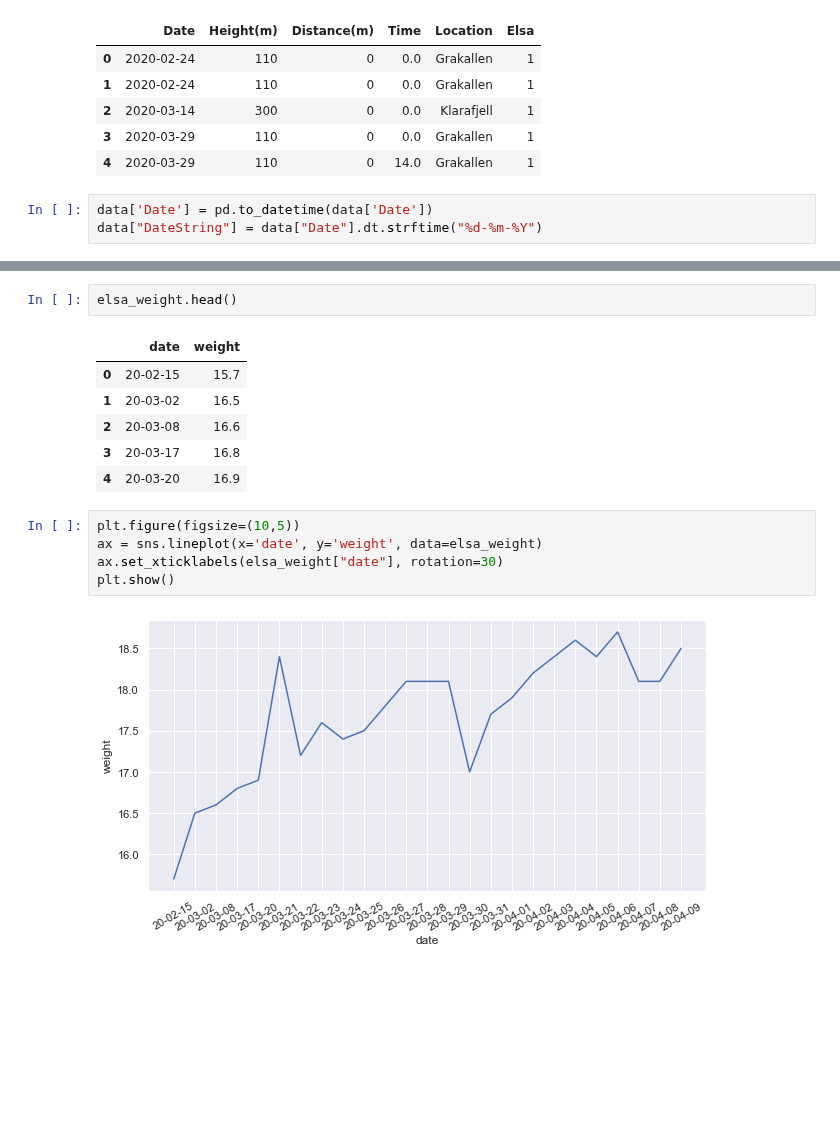
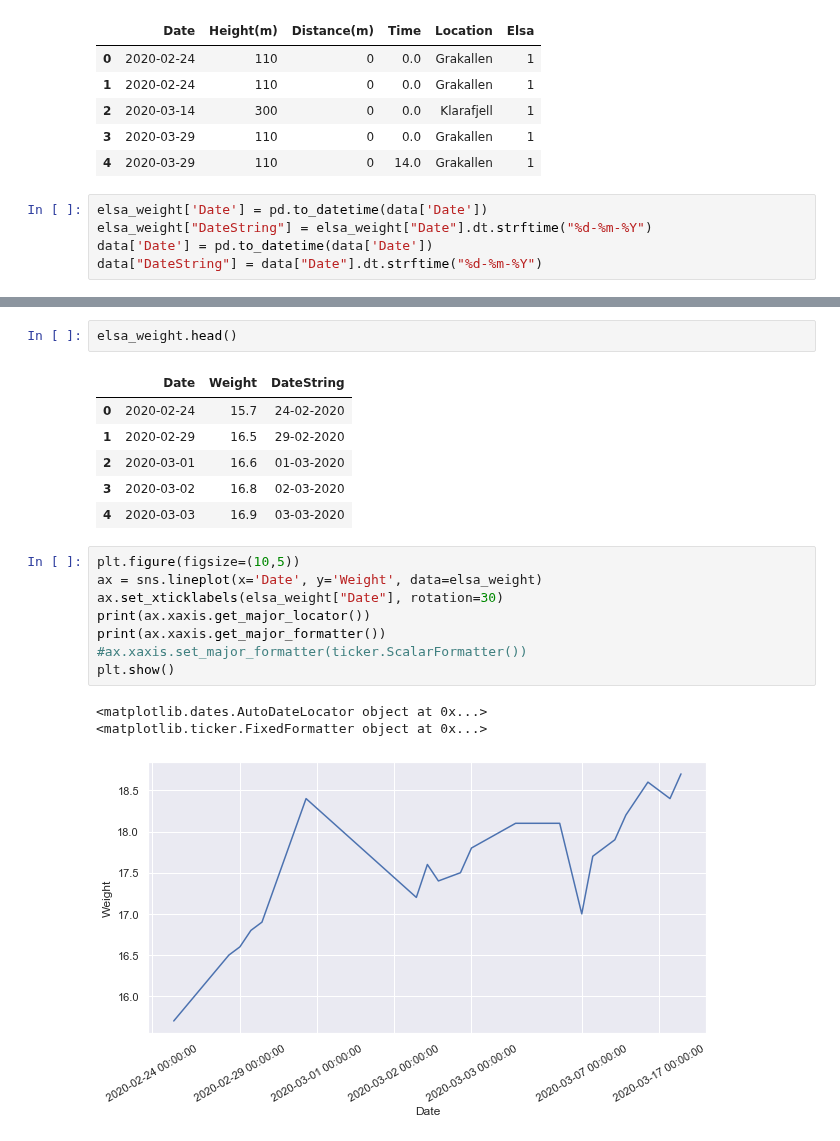
Before and after one commit to Olarm/Treningsdagbok, a Jupyter notebook: oversikt.ipynb, the cells around one changed output, grey strips where cells are left out. Cells and saved outputs as stored; diff of their text form; blank space fills up the shorter version.

Commit message:
mer data

```diff
--- a/oversikt.ipynb
+++ b/oversikt.ipynb
@@ -51,6 +52,8 @@ topptur.head()
 | 3 | 2020-03-29 | 110 | 0 | 0.0 | Grakallen | 1 |
 | 4 | 2020-03-29 | 110 | 0 | 14.0 | Grakallen | 1 |
 # %%
+elsa_weight['Date'] = pd.to_datetime(data['Date'])
+elsa_weight["DateString"] = elsa_weight["Date"].dt.strftime("%d-%m-%Y")
 data['Date'] = pd.to_datetime(data['Date'])
 data["DateString"] = data["Date"].dt.strftime("%d-%m-%Y")
 # %%
@@ -122,16 +127,21 @@ plt.show()
 # %%
 elsa_weight.head()
 # %% [output]
-|  | date | weight |
-| 0 | 20-02-15 | 15.7 |
-| 1 | 20-03-02 | 16.5 |
-| 2 | 20-03-08 | 16.6 |
-| 3 | 20-03-17 | 16.8 |
-| 4 | 20-03-20 | 16.9 |
+|  | Date | Weight | DateString |
+| 0 | 2020-02-24 | 15.7 | 24-02-2020 |
+| 1 | 2020-02-29 | 16.5 | 29-02-2020 |
+| 2 | 2020-03-01 | 16.6 | 01-03-2020 |
+| 3 | 2020-03-02 | 16.8 | 02-03-2020 |
+| 4 | 2020-03-03 | 16.9 | 03-03-2020 |
 # %%
 plt.figure(figsize=(10,5))
-ax = sns.lineplot(x='date', y='weight', data=elsa_weight)
-ax.set_xticklabels(elsa_weight["date"], rotation=30)
+ax = sns.lineplot(x='Date', y='Weight', data=elsa_weight)
+ax.set_xticklabels(elsa_weight["Date"], rotation=30)
+print(ax.xaxis.get_major_locator())
+print(ax.xaxis.get_major_formatter())
+#ax.xaxis.set_major_formatter(ticker.ScalarFormatter())
 plt.show()
 # %% [output]
+<matplotlib.dates.AutoDateLocator object at 0x...>
+<matplotlib.ticker.FixedFormatter object at 0x...>
-[figure, old version]
+[figure, new version]
```
Also changed, not shown: parts of 7 cells of this notebook, 2 other files.
